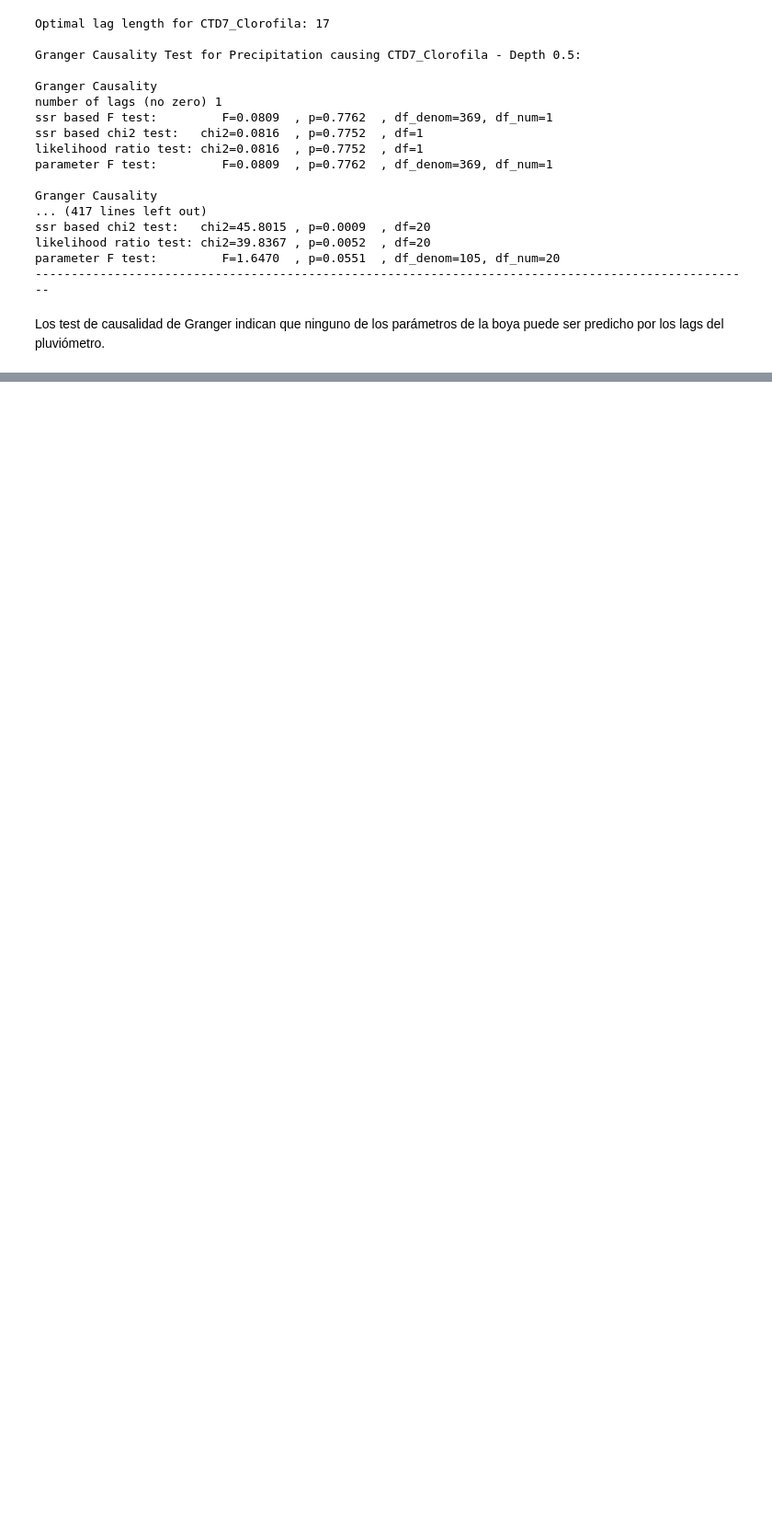
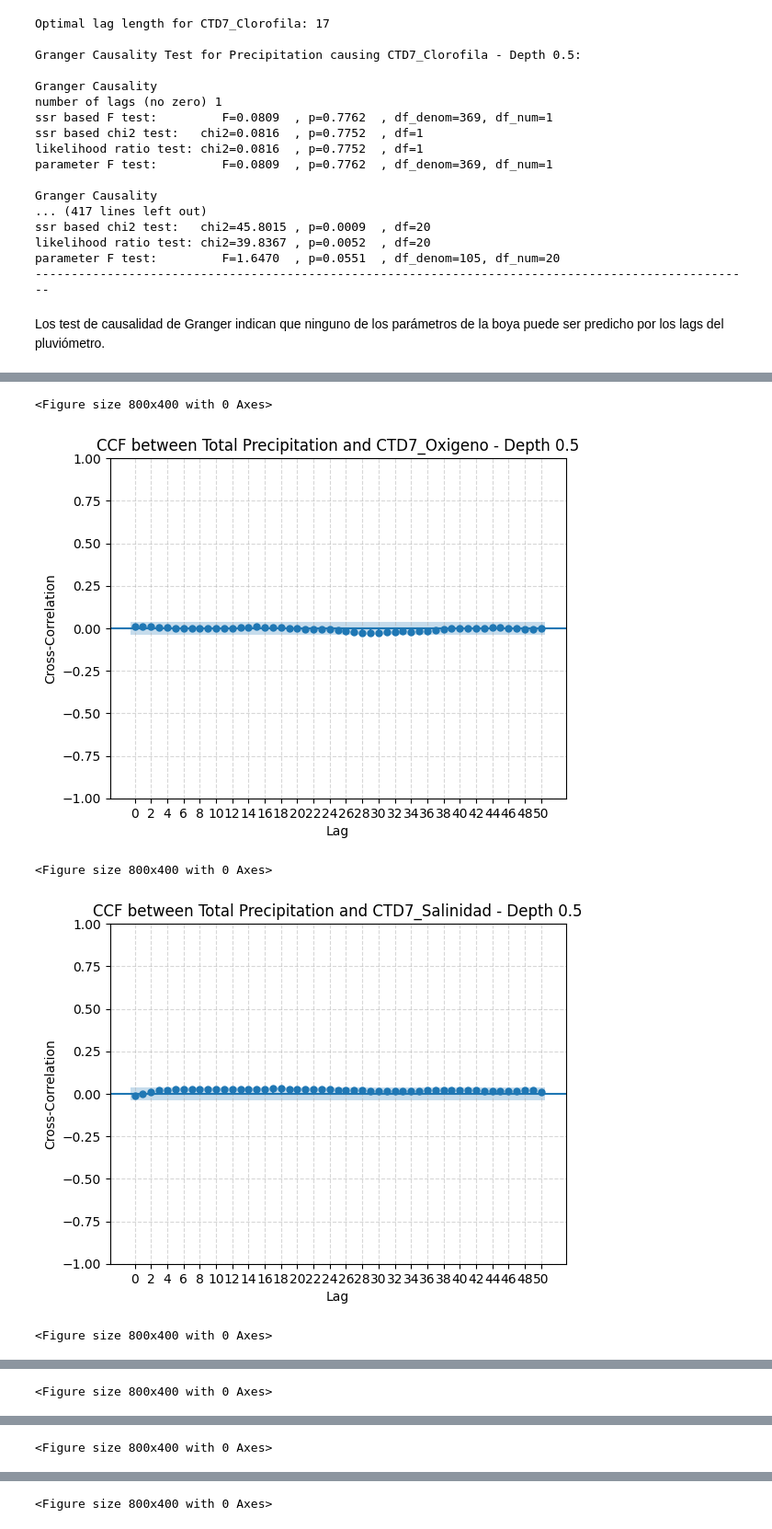
Before and after one commit to Antonio-MI/mar-menor-chl, a Jupyter notebook: Relacion_Pluvio-Boyas.ipynb, the cells around one changed output, grey strips where cells are left out. Shown at 92% size. Saved outputs shown, nothing was run; the diff lists cells and outputs as text; code cells hidden in the pictures; blank space fills up the shorter version.

Commit message:
serie completa boyas y nitratos diarios

```diff
--- a/Relacion_Pluvio-Boyas.ipynb
+++ b/Relacion_Pluvio-Boyas.ipynb
@@ -372,0 +377,50 @@ Los test de causalidad de Granger indican que ninguno de los parámetros de la b
+# %%
+dataframes_interpolados = dataframes.copy()
+# Assuming your dictionary of dataframes is called `dataframes_dict`
+for name, df in dataframes_interpolados.items():
+
+    # Resample to daily frequency, introducing NaN for missing days
+    df = df.resample('D').asfreq()
+
+    # Interpolate missing values linearly
+    df = df.interpolate(method='linear')
+
+    # O con ARIMA
+    # for col in df.columns:
+    #     #if col != 'Fecha':
+    #     df[col] = arima_interpolate(df, col)
+
+    # Reset the index to make 'Date' a column again, if necessary
+    df.reset_index(inplace=True)
+
+    # Store the modified dataframe back in the dictionary
+    dataframes_interpolados[name] = df
+# %%
+# Asegurarse de que la columna 'Date' sea el índice en df_pluvio para alineación de series por fecha
+df_pluvio['Date'] = pd.to_datetime(df_pluvio['Date'])
+df_pluvio = df_pluvio.set_index('Date')
+# %%
+for nombre, df in dataframes_interpolados.items():
+    # Convertir 'Date' a datetime y establecer como índice en cada dataframe
+    df['Date'] = pd.to_datetime(df['Date'])
+    df = df.set_index('Date')
+
+    # Verificar que ambas series tengan datos para la profundidad "0.5" y para la columna 'Total' en `df_pluvio`
+    if '0.5' in df.columns and 'Total' in df_pluvio.columns:
+        # Alinear las series para garantizar que tengan las mismas fechas
+        aligned_total, aligned_depth = df_pluvio['Total'].align(df['0.5'], join='inner')
+
+        plt.figure(figsize=(8, 4))
+        plot_ccf(aligned_total, aligned_depth, lags=50)  # Ajusta `lags` según tus necesidades
+        plt.xlabel('Lag')
+        plt.ylabel('Cross-Correlation')
+        plt.grid(linestyle="--", alpha=0.5)
+        plt.xticks(range(0,52,2))
+        plt.title(f'CCF between Total Precipitation and {nombre} - Depth 0.5')
+        plt.show()
+# %% [output]
+<Figure size 800x400 with 0 Axes>
+[figure, added]
+<Figure size 800x400 with 0 Axes>
+[figure, added]
+<Figure size 800x400 with 0 Axes>
@@ -372,0 +428 @@ Los test de causalidad de Granger indican que ninguno de los parámetros de la b
+<Figure size 800x400 with 0 Axes>
@@ -372,0 +430 @@ Los test de causalidad de Granger indican que ninguno de los parámetros de la b
+<Figure size 800x400 with 0 Axes>
@@ -372,0 +432 @@ Los test de causalidad de Granger indican que ninguno de los parámetros de la b
+<Figure size 800x400 with 0 Axes>
```
Also changed, not shown: parts of 3 cells of this notebook, 1 other file.
